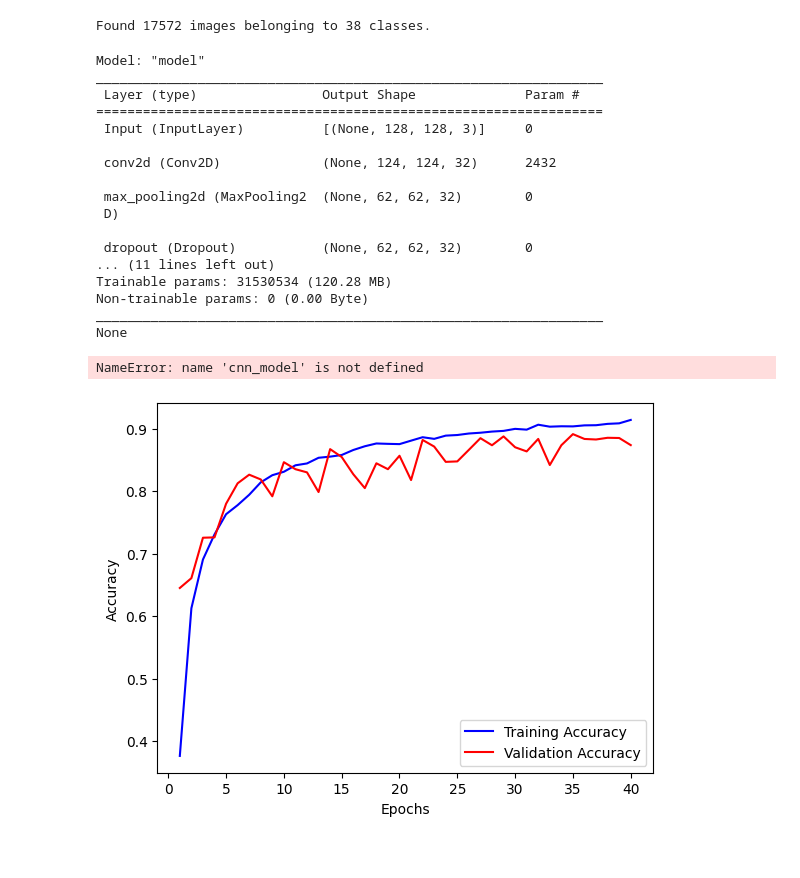
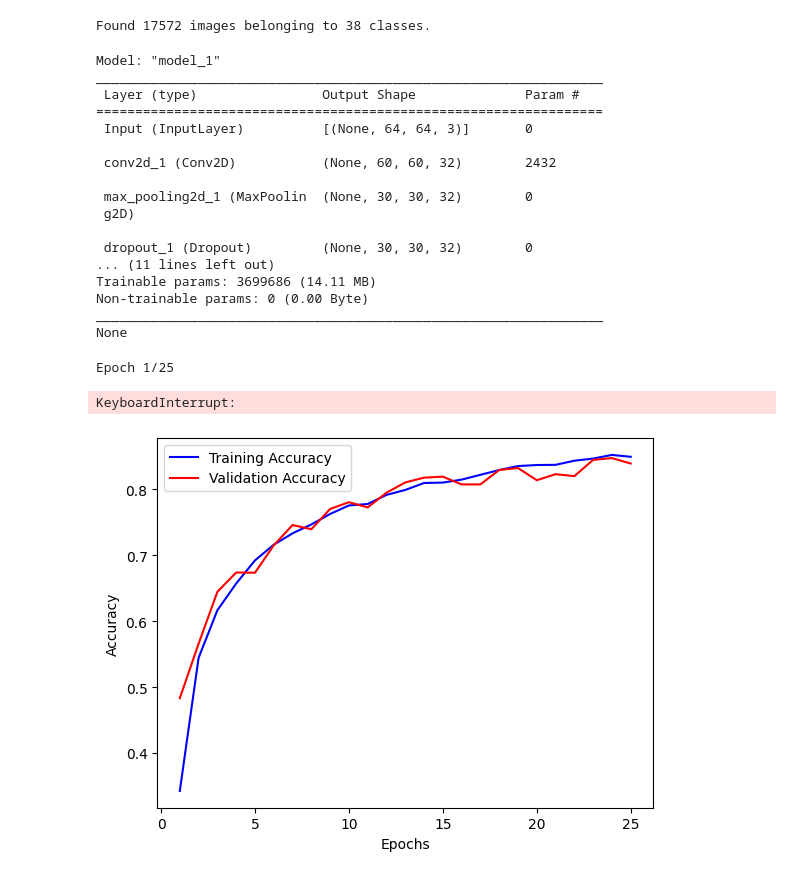
Before and after one commit to SiyiGit/github_actions, a Jupyter notebook: CNN_model_04222024.ipynb, the cells around one changed output. Drawn from its saved outputs; the diff is of its cells as text; code cells hidden in the pictures.

```diff
--- a/CNN_model_04222024.ipynb
+++ b/CNN_model_04222024.ipynb
@@ -53,8 +53,8 @@ data_dir_val = './new-plant-diseases-dataset/New Plant Diseases Dataset(Augmente
 # %%
 ## Defining batch specfications
 batch_size = 200
-img_height = 128
-img_width = 128
+img_height = 64
+img_width = 64
 # %%
 import tensorflow as tf
 from tensorflow.keras.layers import Input, Dense, Dropout, Flatten, MaxPooling2D, Conv2D, Activation, BatchNormalization
@@ -116,10 +116,10 @@ third_layer = Dropout(rate = 0.2)
 
 fourth_layer = Flatten()
 
-fifth_layer = Dense(units = 256,
+fifth_layer = Dense(units = 128,
                     activation = 'relu')
 
-sixth_layer = Dense(units = 128,
+sixth_layer = Dense(units = 64,
                     activation = 'relu')
 
 
@@ -142,30 +142,31 @@ cnn_model.compile(loss='categorical_crossentropy', # loss function
 # %%
 print(cnn_model.summary())
 # %% [output]
-Model: "model"
+Model: "model_1"
 _________________________________________________________________
  Layer (type)                Output Shape              Param #
 =================================================================
- Input (InputLayer)          [(None, 128, 128, 3)]     0
+ Input (InputLayer)          [(None, 64, 64, 3)]       0
 
- conv2d (Conv2D)             (None, 124, 124, 32)      2432
+ conv2d_1 (Conv2D)           (None, 60, 60, 32)        2432
 
- max_pooling2d (MaxPooling2  (None, 62, 62, 32)        0
- D)
+ max_pooling2d_1 (MaxPoolin  (None, 30, 30, 32)        0
+ g2D)
 
- dropout (Dropout)           (None, 62, 62, 32)        0
+ dropout_1 (Dropout)         (None, 30, 30, 32)        0
 ... (11 lines left out)
-Trainable params: 31530534 (120.28 MB)
+Trainable params: 3699686 (14.11 MB)
 Non-trainable params: 0 (0.00 Byte)
 _________________________________________________________________
 None
 # %%
 training_history = cnn_model.fit(train_data,
                                  validation_data= val_data,
-                                 epochs = 40,
+                                 epochs = 25,
                                  batch_size = 100)
 # %% [output]
-NameError: name 'cnn_model' is not defined
+Epoch 1/25
+KeyboardInterrupt:
 # %%
 train_acc = training_history.history['accuracy']
 val_acc = training_history.history['val_accuracy']
@@ -177,22 +178,22 @@ val_loss = training_history.history['val_loss']
 # %%
 plt.xlabel('Epochs')
 plt.ylabel('Accuracy')
 
 
-plt.plot(np.arange(1 , 41, 1),
+plt.plot(np.arange(1 , 26, 1),
          train_acc,
          label = 'Training Accuracy',
          color = 'blue')
 
 
-plt.plot(np.arange(1 , 41, 1),
+plt.plot(np.arange(1 , 26, 1),
          val_acc,
          label = 'Validation Accuracy',
          color = 'red')
 
 plt.legend()
 
 plt.show()
 # %% [output]
-[figure, old version]
+[figure, new version]
 # %%
```
Also changed, not shown: parts of 5 cells of this notebook.
